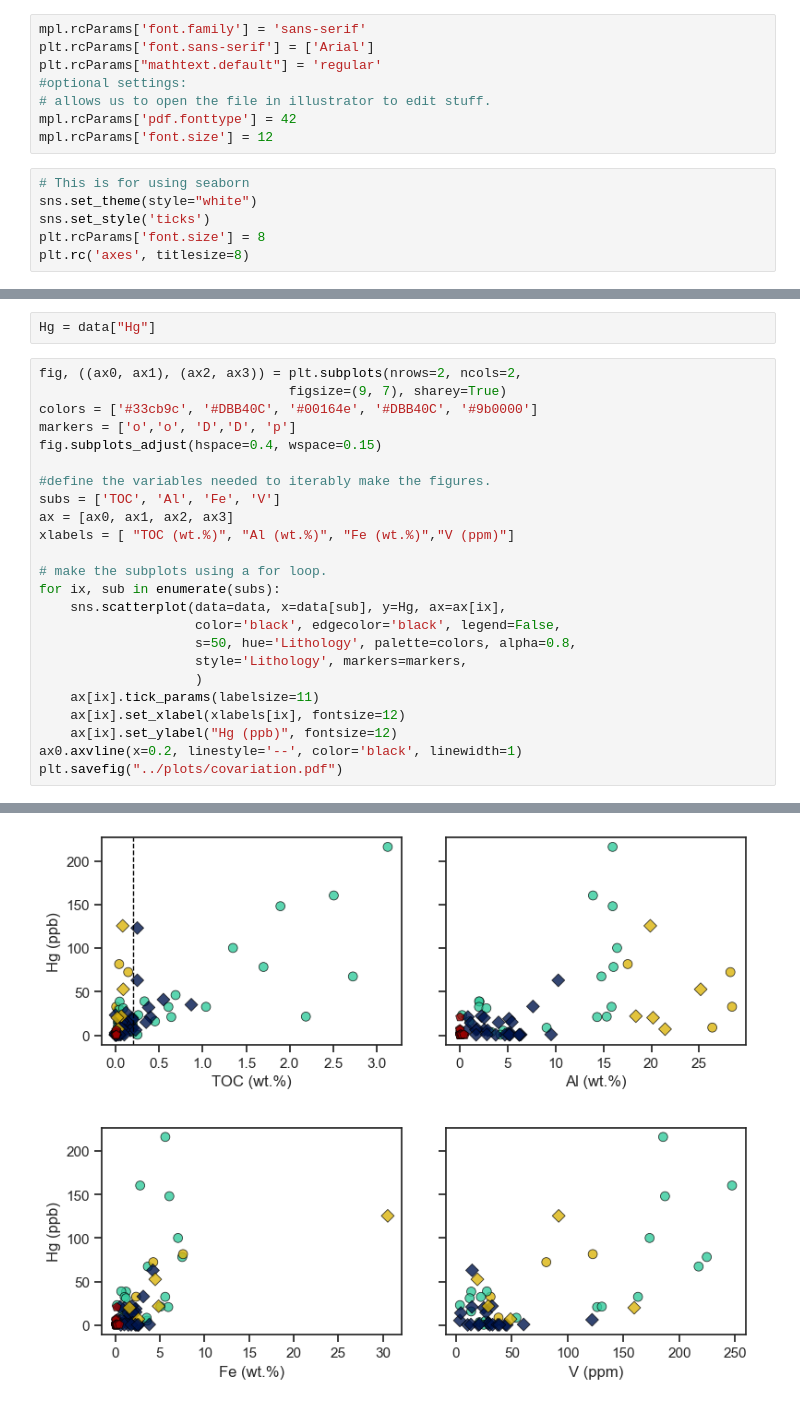
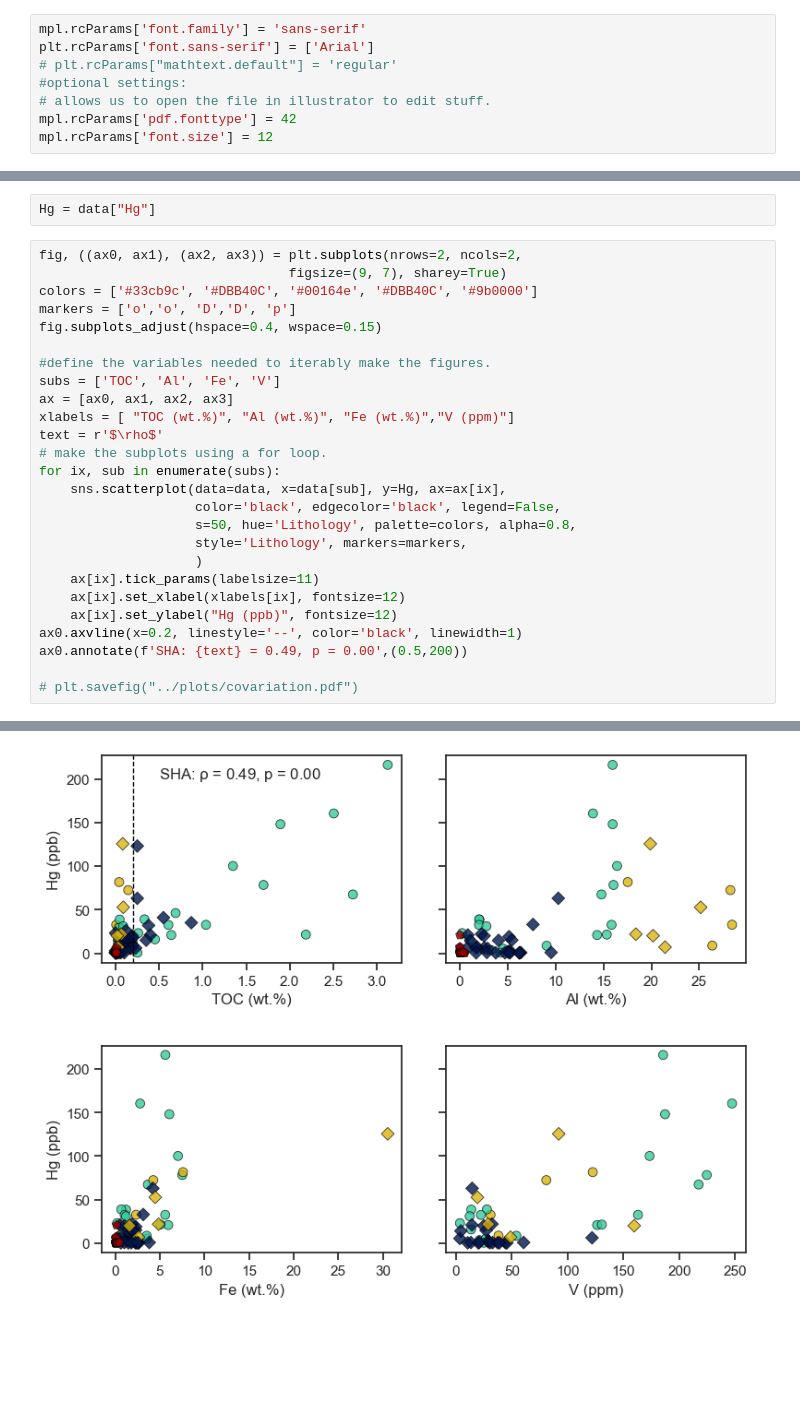
Before and after one commit to oluwaseun-edward/notebooks, a Jupyter notebook: covariation.ipynb, the cells around one changed output, grey strips where cells are left out. Saved outputs shown, nothing was run; the diff lists cells and outputs as text; blank space fills up the shorter version.

Commit message:
annotated the Spearman coefficient value for SHA.

```diff
--- a/covariation.ipynb
+++ b/covariation.ipynb
@@ -7,17 +7,11 @@ import matplotlib as mpl
 # %%
 mpl.rcParams['font.family'] = 'sans-serif'
 plt.rcParams['font.sans-serif'] = ['Arial']
-plt.rcParams["mathtext.default"] = 'regular'
+# plt.rcParams["mathtext.default"] = 'regular'
 #optional settings:
 # allows us to open the file in illustrator to edit stuff.
 mpl.rcParams['pdf.fonttype'] = 42
 mpl.rcParams['font.size'] = 12
-# %%
-# This is for using seaborn
-sns.set_theme(style="white")
-sns.set_style('ticks')
-plt.rcParams['font.size'] = 8
-plt.rc('axes', titlesize=8)
 # %%
 data = pd.read_excel("../manuscript_data.xlsx", sheet_name="covariation")
 data.head(3)
@@ -93,7 +87,7 @@ fig.subplots_adjust(hspace=0.4, wspace=0.15)
 subs = ['TOC', 'Al', 'Fe', 'V']
 ax = [ax0, ax1, ax2, ax3]
 xlabels = [ "TOC (wt.%)", "Al (wt.%)", "Fe (wt.%)","V (ppm)"]
-
+text = r'$\rho$'
 # make the subplots using a for loop.
 for ix, sub in enumerate(subs):
     sns.scatterplot(data=data, x=data[sub], y=Hg, ax=ax[ix],
@@ -105,5 +99,7 @@ for ix, sub in enumerate(subs):
     ax[ix].set_xlabel(xlabels[ix], fontsize=12)
     ax[ix].set_ylabel("Hg (ppb)", fontsize=12)
 ax0.axvline(x=0.2, linestyle='--', color='black', linewidth=1)
-plt.savefig("../plots/covariation.pdf")
+ax0.annotate(f'SHA: {text} = 0.49, p = 0.00',(0.5,200))
+
+# plt.savefig("../plots/covariation.pdf")
 # %% [output]
@@ -111 +107 @@ meta NOT subset; don't know how to subset; dropped
-[figure, old version]
+[figure, new version]
```
Also changed, not shown: parts of 1 cell of this notebook.
